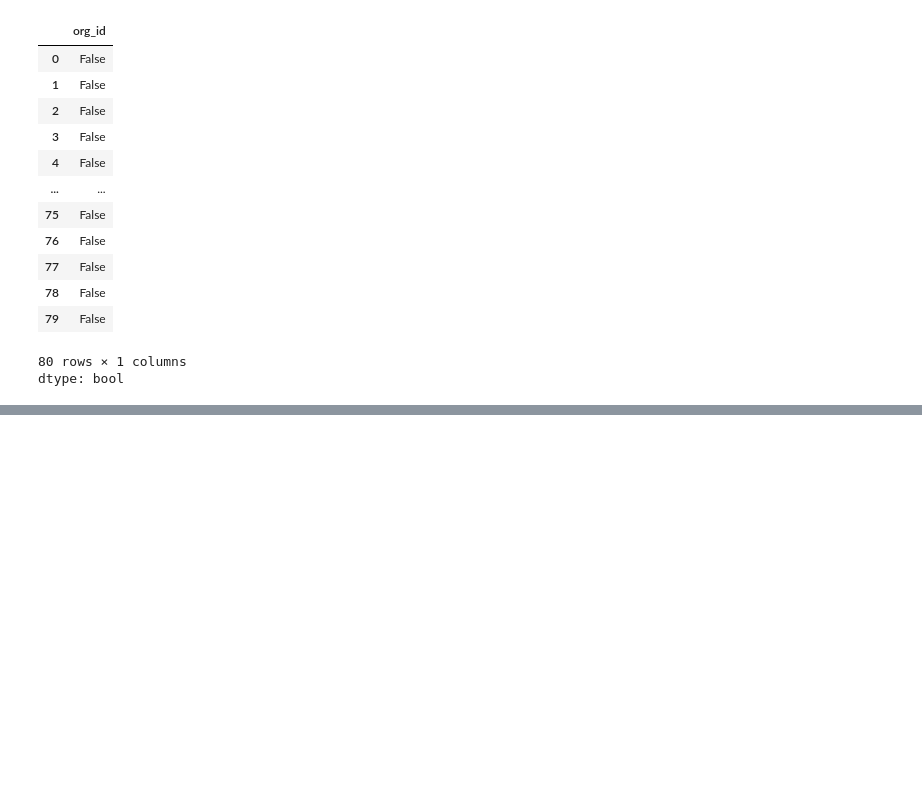
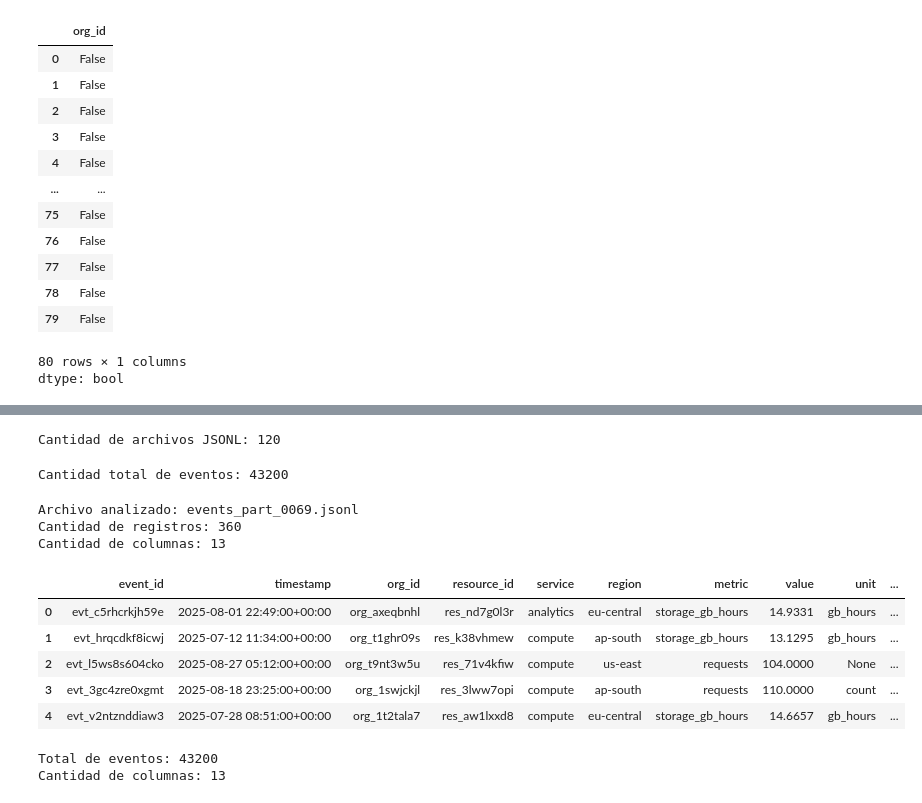
Before and after one commit to matiasnr96/cloud-provider-analytics, a Jupyter notebook: notebooks/01_exploracion_datos.ipynb, the cells around one changed output, grey strips where cells are left out. Cells and saved outputs as stored; diff of their text form; code cells hidden in the pictures; blank space fills up the shorter version.

```diff
--- a/notebooks/01_exploracion_datos.ipynb
+++ b/notebooks/01_exploracion_datos.ipynb
@@ -123,0 +359,47 @@ dtype: bool
+# %%
+STREAM_PATH = LANDING_PATH / "usage_events_stream"
+
+archivos_stream = list(STREAM_PATH.glob("*.jsonl"))
+
+print("Cantidad de archivos JSONL:", len(archivos_stream))
+# %% [output]
+Cantidad de archivos JSONL: 120
+# %%
+total_eventos = 0
+
+for archivo in archivos_stream:
+    with open(archivo, "r") as f:
+        total_eventos += sum(1 for linea in f if linea.strip())
+
+print("Cantidad total de eventos:", total_eventos)
+# %% [output]
+Cantidad total de eventos: 43200
+# %%
+ejemplo_stream = pd.read_json(archivos_stream[0], lines=True)
+
+print("Archivo analizado:", archivos_stream[0].name)
+print("Cantidad de registros:", ejemplo_stream.shape[0])
+print("Cantidad de columnas:", ejemplo_stream.shape[1])
+
+ejemplo_stream.head()
+# %% [output]
+Archivo analizado: events_part_0069.jsonl
+Cantidad de registros: 360
+Cantidad de columnas: 13
+|  | event_id | timestamp | org_id | resource_id | service | region | metric | value | unit | ... |
+| 0 | evt_c5rhcrkjh59e | 2025-08-01 22:49:00+00:00 | org_axeqbnhl | res_nd7g0l3r | analytics | eu-central | storage_gb_hours | 14.9331 | gb_hours | ... |
+| 1 | evt_hrqcdkf8icwj | 2025-07-12 11:34:00+00:00 | org_t1ghr09s | res_k38vhmew | compute | ap-south | storage_gb_hours | 13.1295 | gb_hours | ... |
+| 2 | evt_l5ws8s604cko | 2025-08-27 05:12:00+00:00 | org_t9nt3w5u | res_71v4kfiw | compute | us-east | requests | 104.0000 | None | ... |
+| 3 | evt_3gc4zre0xgmt | 2025-08-18 23:25:00+00:00 | org_1swjckjl | res_3lww7opi | compute | ap-south | requests | 110.0000 | count | ... |
+| 4 | evt_v2ntznddiaw3 | 2025-07-28 08:51:00+00:00 | org_1t2tala7 | res_aw1lxxd8 | compute | eu-central | storage_gb_hours | 14.6657 | gb_hours | ... |
+# %%
+eventos = pd.concat(
+    [pd.read_json(archivo, lines=True) for archivo in archivos_stream],
+    ignore_index=True
+)
+
+print("Total de eventos:", len(eventos))
+print("Cantidad de columnas:", eventos.shape[1])
+# %% [output]
+Total de eventos: 43200
+Cantidad de columnas: 13
```
Also changed, not shown: parts of 23 cells of this notebook.
